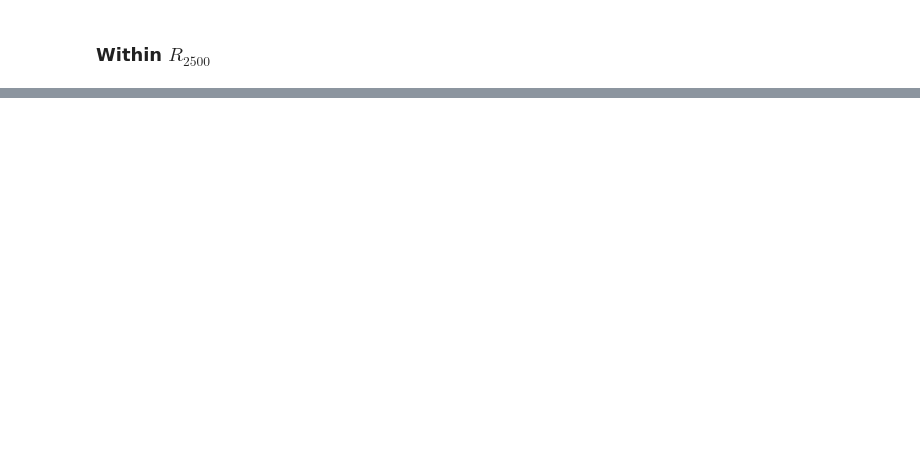
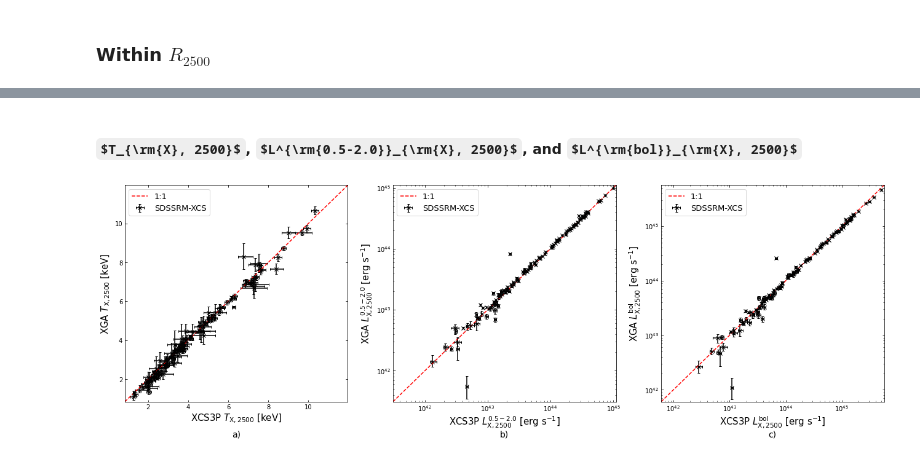
Before and after one commit to DavidT3/XCS-Mass-Paper-I-Analysis, a Jupyter notebook: notebooks/temp_lum_comparisons/sdss_comparisons.ipynb, the cells around one changed output, grey strips where cells are left out. Cells and saved outputs as stored; diff of their text form; code cells hidden in the pictures; some formulas as TeX source; blank space fills up the shorter version.

Commit message:
Added the updated SDSS templum comparison notebook - I forgot to do it before

```diff
--- a/notebooks/temp_lum_comparisons/sdss_comparisons.ipynb
+++ b/notebooks/temp_lum_comparisons/sdss_comparisons.ipynb
@@ -55,5 +58,5 @@ In order to achieve maximum consistency, we use the XAPA coordinates as the cent
 
 Two files are read in here, one with the results of the XCS3P luminosity-temperature pipeline measured within $R_{500}$ and another with results measured within $R_{2500}$. Not all clusters in the $R_{500}$ sample have a corresponding $R_{2500}$.
 # %%
-xcs3p = pd.read_csv("../../sample_files/xcs3p_sdssrm_vol_lim_temperr_25%_clusters.csv")
-xcs3p_r2500 = pd.read_csv("../../sample_files/xcs3p_sdssrm_r2500_props_nonvol_lim_temperr_100%_clusters.csv")
+xcs3p = pd.read_csv("../../sample_files/xcs3p_sdssrm_clusters.csv")
+xcs3p_w_r2500 = xcs3p[~np.isnan(xcs3p['r2500'])]
@@ -426,9 +264,12 @@ print('{s} out of {t} XGA Lxbol measurements were successful'.format(s=np.isfini
+# %% [markdown]
+#### $T_{\rm{X}, 2500}$, $L^{\rm{0.5-2.0}}_{\rm{X}, 2500}$, and $L^{\rm{bol}}_{\rm{X}, 2500}$
 # %%
-direct_comparison_plot([xcs3p_tx2500, xcs3p_lx522500, xcs3p_lxbol2500], [sdss_tx2500, sdss_lx2500, sdss_lxbol2500],
+direct_comparison_plot([xcs3p_tx_2500, xcs3p_lx52_2500, xcs3p_lxbol_2500], [sdss_tx2500, sdss_lx2500, sdss_lxbol2500],
                        [r"XCS3P $T_{\rm{X, 2500}}$ [keV]", r"XCS3P $L^{\rm{0.5-2.0}}_{\rm{X, 2500}}$ [erg s$^{-1}$]",
                         r"XCS3P $L^{\rm{bol}}_{\rm{X, 2500}}$ [erg s$^{-1}$]"],
                        [r"XGA $T_{\rm{X, 2500}}$ [keV]", r"XGA $L^{\rm{0.5-2.0}}_{\rm{X, 2500}}$ [erg s$^{-1}$]",
                         r"XGA $L^{\rm{bol}}_{\rm{X, 2500}}$ [erg s$^{-1}$]"],
-                       r"SDSSRM-XCS", (18, 6), ['linear', 'log', 'log'], ['linear', 'log', 'log'],
-                       savepath='../../outputs/figures/sdssxcs_Tx_Lxb_Lx52_r2500_comp.pdf')
+                       r"SDSSRM-XCS", (18, 6), ['linear', 'log', 'log'], ['linear', 'log', 'log'])
+# %% [output]
+[figure, added]
 # %%
```
Also changed, not shown: parts of 33 cells of this notebook.
